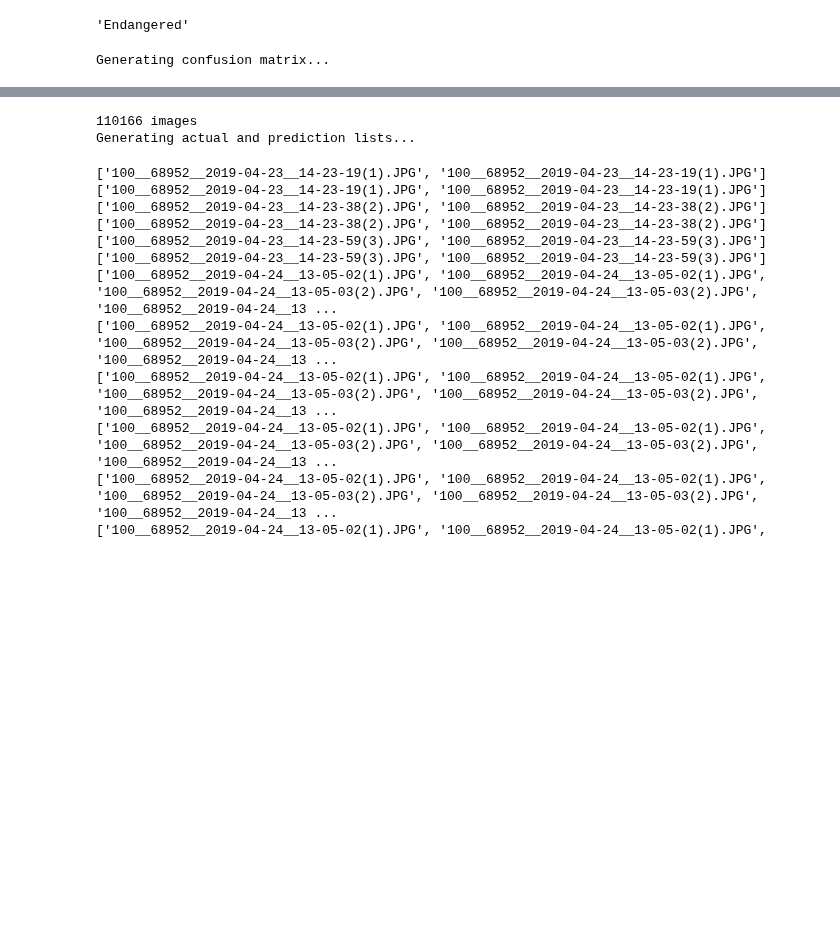
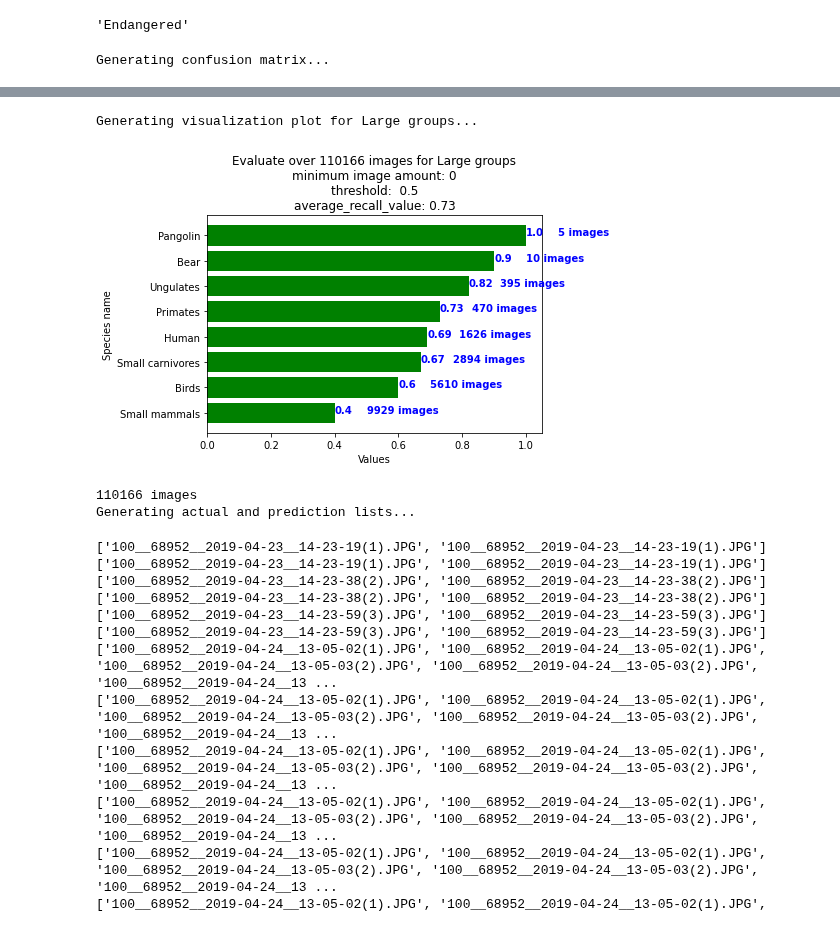
Before and after one commit to FFI-Vietnam/camtrap-tools, a Jupyter notebook: MegaDetector/confusion_matrix/02_create-confusion-matrix.ipynb, the cells around one changed output, grey strips where cells are left out. Saved outputs shown, nothing was run; the diff lists cells and outputs as text; code cells hidden in the pictures; blank space fills up the shorter version.

```diff
--- a/MegaDetector/confusion_matrix/02_create-confusion-matrix.ipynb
+++ b/MegaDetector/confusion_matrix/02_create-confusion-matrix.ipynb
@@ -516,15 +559,19 @@ Generating confusion matrix...
 def create_confusion_matrix_by_group(confusion_matrix, species_group):
   """
   create a confusion matrix by species group, e.g. "ungulates", "small carnivores", "birds", "small mammals (squirrels and rats)", "primates"
-  @params species_group: dict {group_common_name: [toxonomical_level, group_scientific_name]}
-    example: {'Bird':["class", "Aves"], "Small mammals":["order", "Rodentia"]}
+  @params species_group: dict {group_common_name: [toxonomical_level, group_scientific_name, except]}
+    example: {'Bird':["class", "Aves", []], "Small carnivores":["order", "Carnivora", ["Asian Black Bear"]]}
   """
   confusion_matrix_by_group = pd.DataFrame(index = ['Animal', 'Human', 'Blank', 'Total', 'Recall'])
   for group in species_group.keys():
     species_list = find_FFI_species_by_taxonomy(taxon_match_table,
                                                 species_group[group][0],
                                                 species_group[group][1])
+    # remove except species, e.g. Asian Black Bear not in Small Carnivores
+    species_list = list(set(species_list) - set(species_group[group][2]))
+    # remove unnecessary species such as Bat, Maxomys, etc
     species_list = list(set(species_list) & set(confusion_matrix.columns))
+    # lump into one group
     confusion_matrix_by_group[group] = confusion_matrix[species_list].astype('float').sum(axis = 1) # cast to int to avoid weird behaviors!
 
   # update recall
@@ -535,12 +582,13 @@ def create_confusion_matrix_by_group(confusion_matrix, species_group):
       confusion_matrix_by_group[col][4] = round(int(confusion_matrix_by_group[col][0]) / int(confusion_matrix_by_group[col][3]), 2)
   return confusion_matrix_by_group
 
-create_confusion_matrix_by_group(confusion_matrix, {'Ungulates':['order', 'Cetartiodactyla'],
-                                                    'Bird'     :['class', 'Aves'],
-                                                    'Small carnivores':[],
-                                                    'Small mammals':[],
-                                                    'Primates':[],
-                                                    'Bear':[],
-                                                    'Pangolin':[],
-                                                    'Human':[]
+confusion_matrix_by_group = \
+create_confusion_matrix_by_group(confusion_matrix, {'Ungulates'       :['order', 'Cetartiodactyla', []],
+                                                    'Birds'           :['class', 'Aves', []],
+                                                    'Small carnivores':['order', 'Carnivora', ["Asian Black Bear"]],
+                                                    'Small mammals'   :['order', 'Rodentia', []],
+                                                    'Primates'        :['order', 'Primates', ['Human']],
+                                                    'Bear'            :['family', 'Ursidae', []],
+                                                    'Pangolin'        :['family', 'Manidae', []],
+                                                    'Human'           :['species', 'sapiens', []]
                                                     })
@@ -655,0 +711,6 @@ def visualize_recall_bargraph(taxon_class, confusion_matrix, threshold, taxon_ma
+# %%
+# in large group
+visualize_recall_bargraph('Large groups', confusion_matrix_by_group, threshold=0.5, color_list = ['green' for i in range(len(confusion_matrix_by_group.columns))], legend_by_color=False)
+# %% [output]
+Generating visualization plot for Large groups...
+[figure, added]
```
Also changed, not shown: parts of 24 cells of this notebook.
